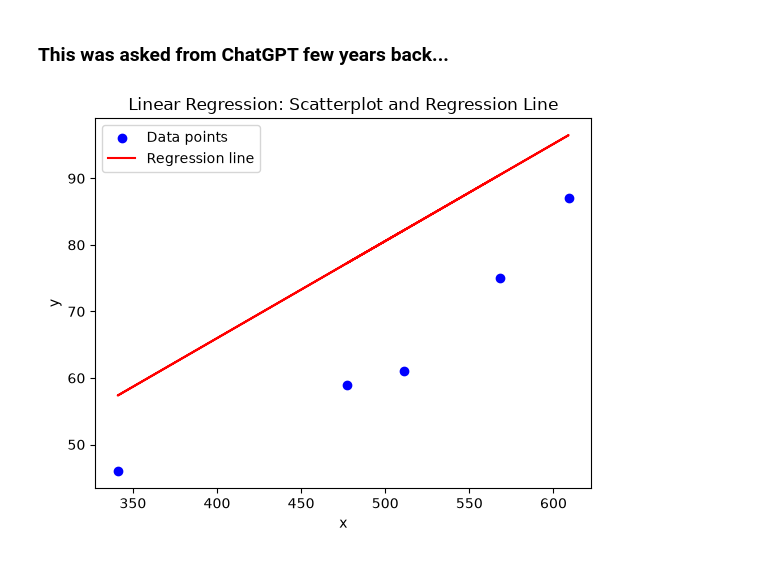
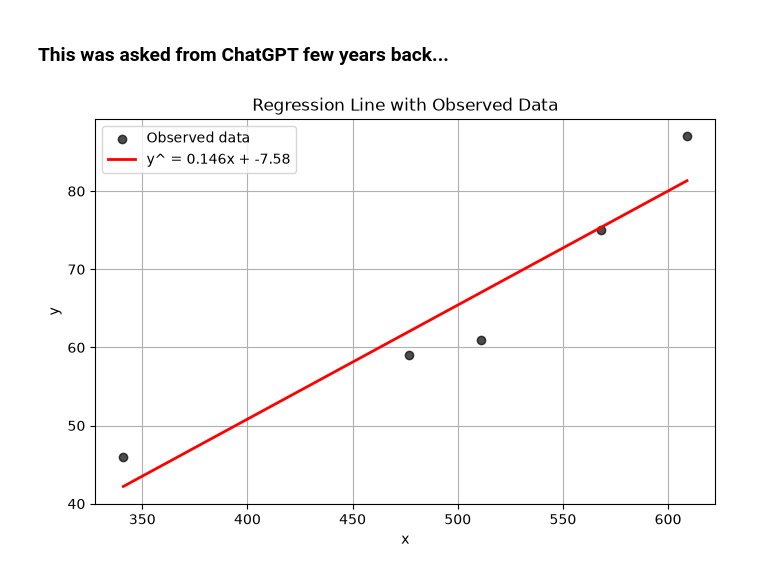
Before and after one commit to tuomasvaltanenLUAS/MLMethods2026Autumn, a Jupyter notebook: lecture1_linearregression_theory/manual_linear_regression.ipynb, the cells around one changed output. Cells and saved outputs as stored; diff of their text form; code cells hidden in the pictures.

Commit message:
Fixed a bug in manual regression visualization.

```diff
--- a/lecture1_linearregression_theory/manual_linear_regression.ipynb
+++ b/lecture1_linearregression_theory/manual_linear_regression.ipynb
@@ -98,31 +98,37 @@ text
 # %% [markdown]
 ### This was asked from ChatGPT few years back...
 # %%
-# Assuming 'df' is your pandas DataFrame containing the data
-# Example: df = pd.DataFrame({'x': [x_data], 'y': [y_data]})
+import numpy as np
+import matplotlib.pyplot as plt
 
-# Extract x and y from the DataFrame
-x = df['x']
-y = df['y']
+# Example DataFrame
+# df = pd.DataFrame({'x': [...], 'y': [...]})
 
-# Create the regression line based on the formula
-y_pred = m * x - b
+# Regression function
+def y_hat(x):
+    return m * x + b
 
-# Create the scatter plot
-plt.scatter(x, y, color='blue', label='Data points')
+# Generate x range based on data
+x_line = np.linspace(df['x'].min(), df['x'].max(), 100)
+y_line = y_hat(x_line)
 
-# Plot the regression line
-plt.plot(x, y_pred, color='red', label='Regression line')
+# Plot
+plt.figure(figsize=(8, 5))
 
-# Adding labels and title
+# Scatter plot of actual data
+plt.scatter(df['x'], df['y'], color='black', alpha=0.7, label='Observed data')
+
+# Regression line
+plt.plot(x_line, y_line, color='red', linewidth=2,
+         label=f"y^ = {m}x + {b}")
+
+# Labels and styling
 plt.xlabel('x')
 plt.ylabel('y')
-plt.title('Linear Regression: Scatterplot and Regression Line')
+plt.title('Regression Line with Observed Data')
+plt.legend()
+plt.grid(True)
 
-# Show legend
-plt.legend()
-
-# Display the plot
 plt.show()
 # %% [output]
-[figure, old version]
+[figure, new version]
```
